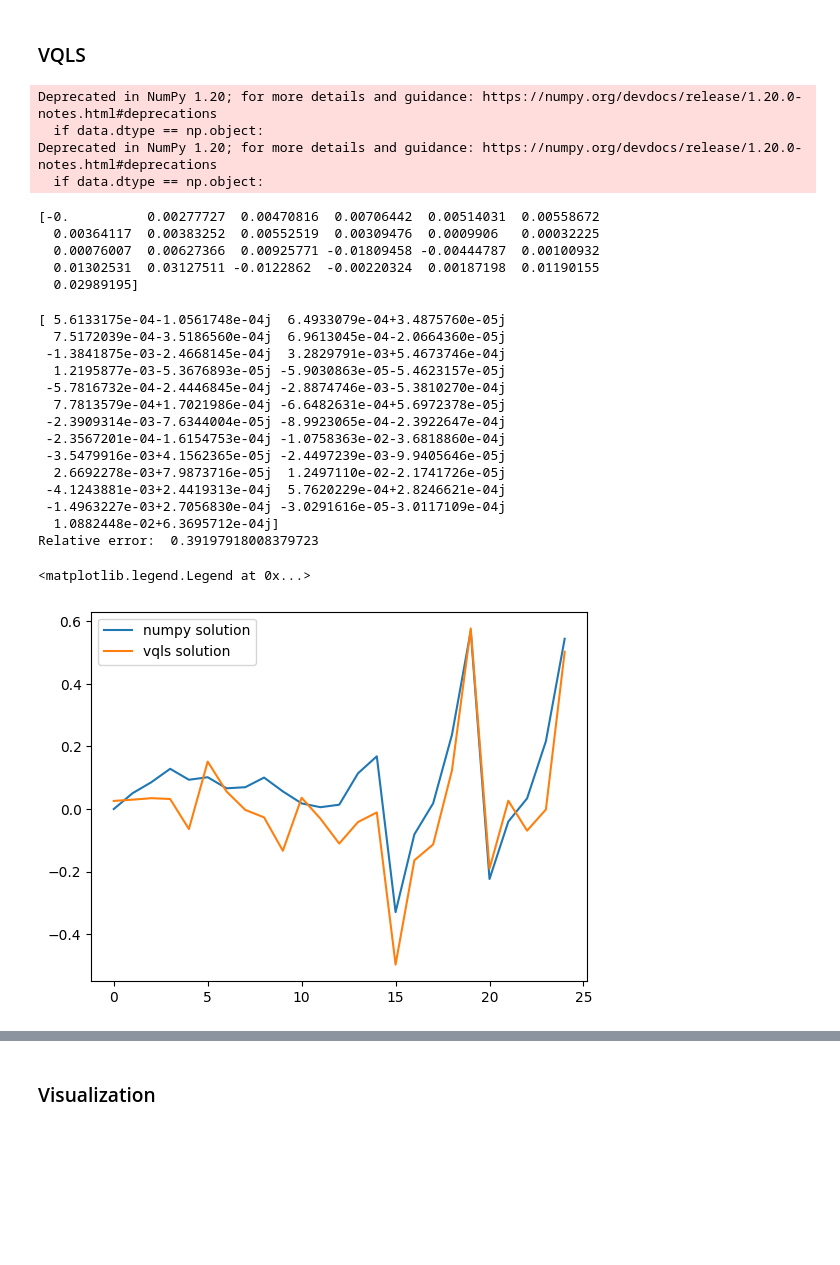
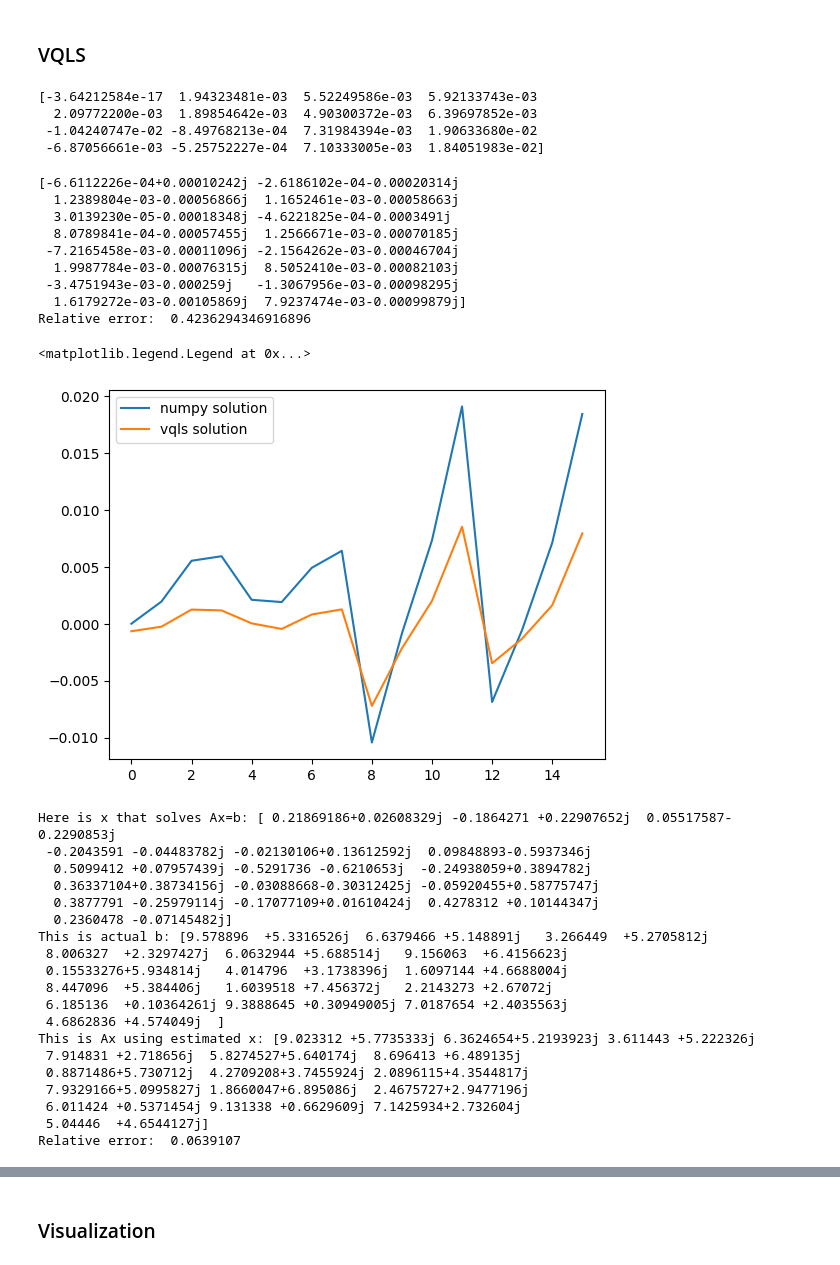
Before and after one commit to comp-physics/NISQ-Quantum-CFD, a Jupyter notebook: SIMPLE_LDC_VQLS.ipynb, the cells around one changed output, grey strips where cells are left out. Cells and saved outputs as stored; diff of their text form; code cells hidden in the pictures; blank space fills up the shorter version.

```diff
--- a/SIMPLE_LDC_VQLS.ipynb
+++ b/SIMPLE_LDC_VQLS.ipynb
@@ -4,8 +4,8 @@ import matplotlib.pyplot as plt
 from utils import u_momentum, v_momentum, get_rhs, get_coeff_mat, pressure_correct, update_velocity, check_divergence_free
 
 
-imax = 5                        # grid size in x-direction
-jmax = 5                        # grid size in y-direction
+imax = 4                        # grid size in x-direction
+jmax = 4                        # grid size in y-direction
 max_iteration = 8000             # iterations
 max_res = 1000                   # initial residual
 rho = 1                          # density
@@ -113,45 +113,34 @@ def pressure_correct_vqls(imax, jmax, rhsp, Ap, p, alpha, vqls_depth, vqls_itr,
     pressure[0, 0] = 0  # Set the pressure at the first node to zero
 
     return pressure, p_prime
-# %% [output]
-Deprecated in NumPy 1.20; for more details and guidance: https://numpy.org/devdocs/release/1.20.0-notes.html#deprecations
-  if data.dtype == np.object:
-Deprecated in NumPy 1.20; for more details and guidance: https://numpy.org/devdocs/release/1.20.0-notes.html#deprecations
-  if data.dtype == np.object:
 # %%
 x = np.linalg.solve(Ap, rhsp)
 print(x)
 # %% [output]
-[-0.          0.00277727  0.00470816  0.00706442  0.00514031  0.00558672
-  0.00364117  0.00383252  0.00552519  0.00309476  0.0009906   0.00032225
-  0.00076007  0.00627366  0.00925771 -0.01809458 -0.00444787  0.00100932
-  0.01302531  0.03127511 -0.0122862  -0.00220324  0.00187198  0.01190155
-  0.02989195]
+[-3.64212584e-17  1.94323481e-03  5.52249586e-03  5.92133743e-03
+  2.09772200e-03  1.89854642e-03  4.90300372e-03  6.39697852e-03
+ -1.04240747e-02 -8.49768213e-04  7.31984394e-03  1.90633680e-02
+ -6.87056661e-03 -5.25752227e-04  7.10333005e-03  1.84051983e-02]
 # %%
-vqls_x = vqls_solve(A=Ap, b=rhsp, depth=5, iterations=100, LR=0.2)
+vqls_x = vqls_solve(A=Ap, b=rhsp, depth=6, iterations=200, LR=0.1, gamma=0.001)
 # %%
 print(vqls_x)
 relative_error = np.linalg.norm(rhsp- np.matmul(Ap,vqls_x.real))/np.linalg.norm(rhsp)
 print('Relative error: ', relative_error)
 # %% [output]
-[ 5.6133175e-04-1.0561748e-04j  6.4933079e-04+3.4875760e-05j
-  7.5172039e-04-3.5186560e-04j  6.9613045e-04-2.0664360e-05j
- -1.3841875e-03-2.4668145e-04j  3.2829791e-03+5.4673746e-04j
-  1.2195877e-03-5.3676893e-05j -5.9030863e-05-5.4623157e-05j
- -5.7816732e-04-2.4446845e-04j -2.8874746e-03-5.3810270e-04j
-  7.7813579e-04+1.7021986e-04j -6.6482631e-04+5.6972378e-05j
- -2.3909314e-03-7.6344004e-05j -8.9923065e-04-2.3922647e-04j
- -2.3567201e-04-1.6154753e-04j -1.0758363e-02-3.6818860e-04j
- -3.5479916e-03+4.1562365e-05j -2.4497239e-03-9.9405646e-05j
-  2.6692278e-03+7.9873716e-05j  1.2497110e-02-2.1741726e-05j
- -4.1243881e-03+2.4419313e-04j  5.7620229e-04+2.8246621e-04j
- -1.4963227e-03+2.7056830e-04j -3.0291616e-05-3.0117109e-04j
-  1.0882448e-02+6.3695712e-04j]
-Relative error:  0.39197918008379723
+[-6.6112226e-04+0.00010242j -2.6186102e-04-0.00020314j
+  1.2389804e-03-0.00056866j  1.1652461e-03-0.00058663j
+  3.0139230e-05-0.00018348j -4.6221825e-04-0.0003491j
+  8.0789841e-04-0.00057455j  1.2566671e-03-0.00070185j
+ -7.2165458e-03-0.00011096j -2.1564262e-03-0.00046704j
+  1.9987784e-03-0.00076315j  8.5052410e-03-0.00082103j
+ -3.4751943e-03-0.000259j   -1.3067956e-03-0.00098295j
+  1.6179272e-03-0.00105869j  7.9237474e-03-0.00099879j]
+Relative error:  0.4236294346916896
 # %%
-plt.plot(x/np.linalg.norm(x), label = "numpy solution")
-plt.plot(vqls_x/np.linalg.norm(vqls_x), label = "vqls solution")
+plt.plot(x, label = "numpy solution")
+plt.plot(vqls_x, label = "vqls solution")
 plt.legend()
 # %% [output]
 <matplotlib.legend.Legend at 0x...>
-[figure, old version]
+[figure, new version]
@@ -157,0 +163,26 @@ plt.legend()
+# %%
+print("Here is x that solves Ax=b:", result)
+print("This is actual b:", b)
+print("This is Ax using estimated x:", np.matmul(A, result))
+relative_error = np.linalg.norm(b - np.matmul(A, result)) / np.linalg.norm(b)
+print("Relative error: ", relative_error)
+# %% [output]
+Here is x that solves Ax=b: [ 0.21869186+0.02608329j -0.1864271 +0.22907652j  0.05517587-0.2290853j
+ -0.2043591 -0.04483782j -0.02130106+0.13612592j  0.09848893-0.5937346j
+  0.5099412 +0.07957439j -0.5291736 -0.6210653j  -0.24938059+0.3894782j
+  0.36337104+0.38734156j -0.03088668-0.30312425j -0.05920455+0.58775747j
+  0.3877791 -0.25979114j -0.17077109+0.01610424j  0.4278312 +0.10144347j
+  0.2360478 -0.07145482j]
+This is actual b: [9.578896  +5.3316526j  6.6379466 +5.148891j   3.266449  +5.2705812j
+ 8.006327  +2.3297427j  6.0632944 +5.688514j   9.156063  +6.4156623j
+ 0.15533276+5.934814j   4.014796  +3.1738396j  1.6097144 +4.6688004j
+ 8.447096  +5.384406j   1.6039518 +7.456372j   2.2143273 +2.67072j
+ 6.185136  +0.10364261j 9.3888645 +0.30949005j 7.0187654 +2.4035563j
+ 4.6862836 +4.574049j  ]
+This is Ax using estimated x: [9.023312 +5.7735333j 6.3624654+5.2193923j 3.611443 +5.222326j
+ 7.914831 +2.718656j  5.8274527+5.640174j  8.696413 +6.489135j
+ 0.8871486+5.730712j  4.2709208+3.7455924j 2.0896115+4.3544817j
+ 7.9329166+5.0995827j 1.8660047+6.895086j  2.4675727+2.9477196j
+ 6.011424 +0.5371454j 9.131338 +0.6629609j 7.1425934+2.732604j
+ 5.04446  +4.6544127j]
+Relative error:  0.0639107
```
Also changed, not shown: parts of 3 cells of this notebook.
